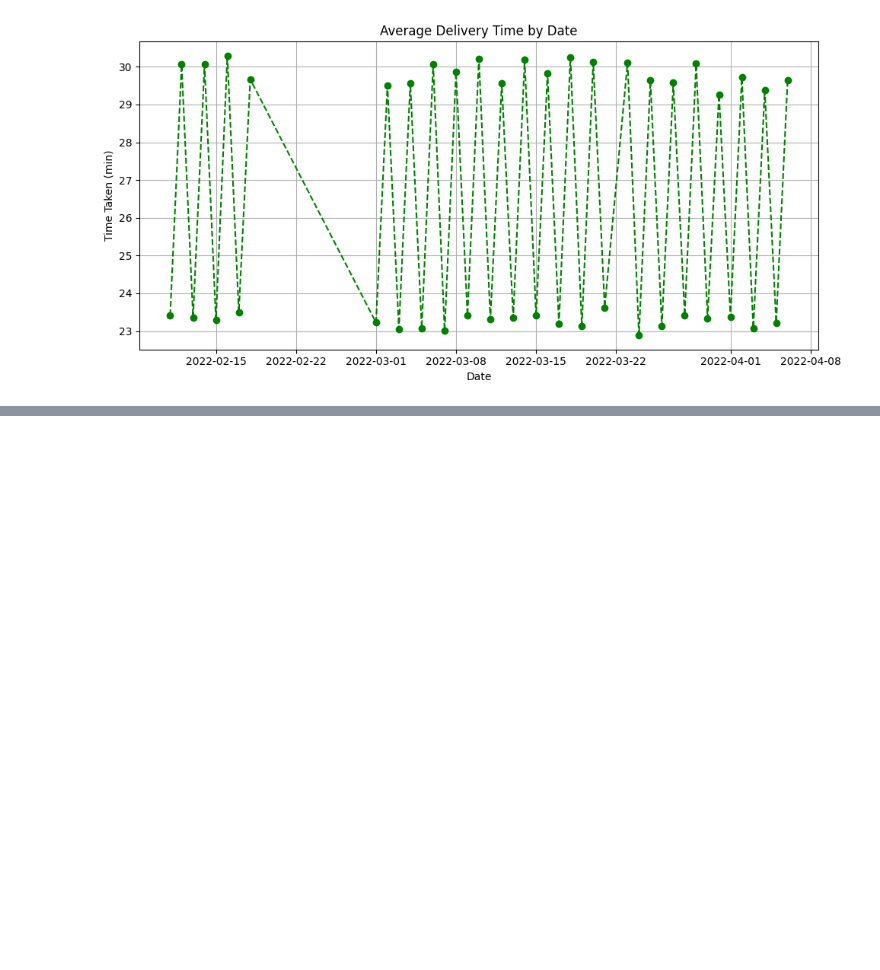
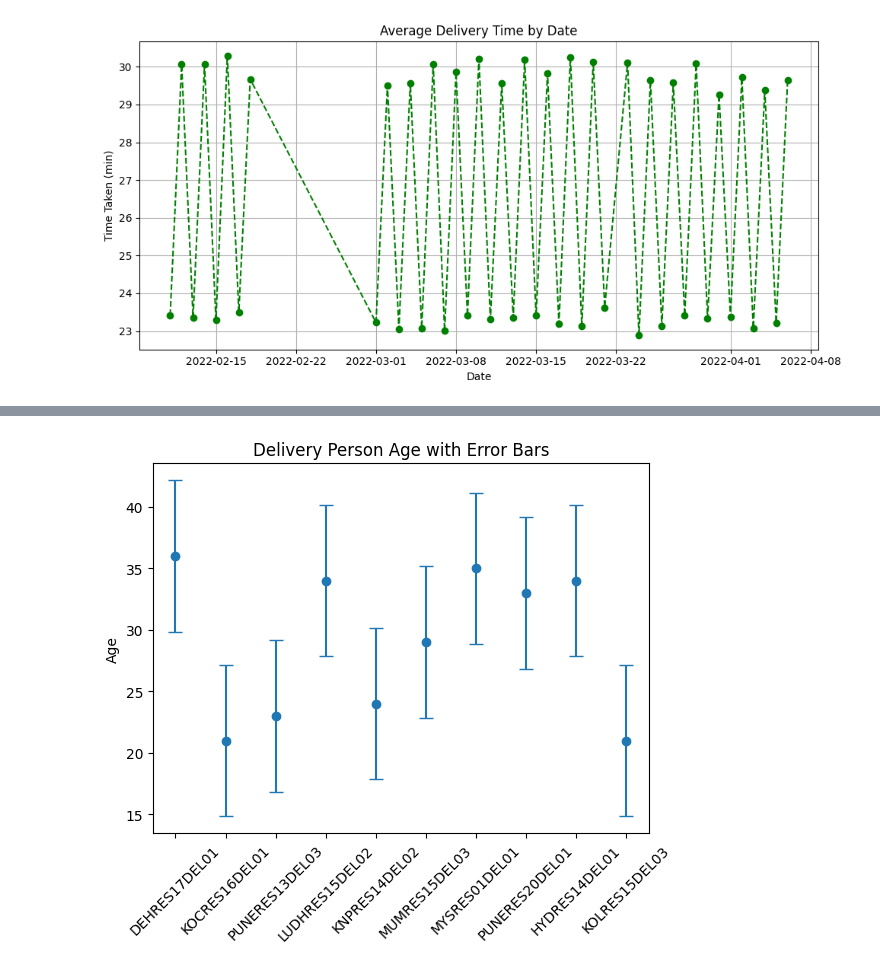
Before and after one commit to RahulArra/Zomato-Order-Analysis, a Jupyter notebook: DAV_ASSIGN_202.ipynb, the cells around one changed output, grey strips where cells are left out. Drawn from its saved outputs; the diff is of its cells as text; code cells hidden in the pictures; blank space fills up the shorter version.

```diff
--- a/DAV_ASSIGN_202.ipynb
+++ b/DAV_ASSIGN_202.ipynb
@@ -779,0 +789,11 @@ NameError: name 'plt' is not defined
+# %%
+# Error bars on Age stats
+means = df["Delivery_person_Age"].head(10)
+errors = df["Delivery_person_Age"].head(10).std()
+plt.errorbar(df["Delivery_person_ID"].head(10), means, yerr=errors, fmt='o', capsize=5)
+plt.xticks(rotation=45)
+plt.title("Delivery Person Age with Error Bars")
+plt.ylabel("Age")
+plt.show()
+# %% [output]
+[figure, added]
```
Also changed, not shown: parts of 9 cells of this notebook.
